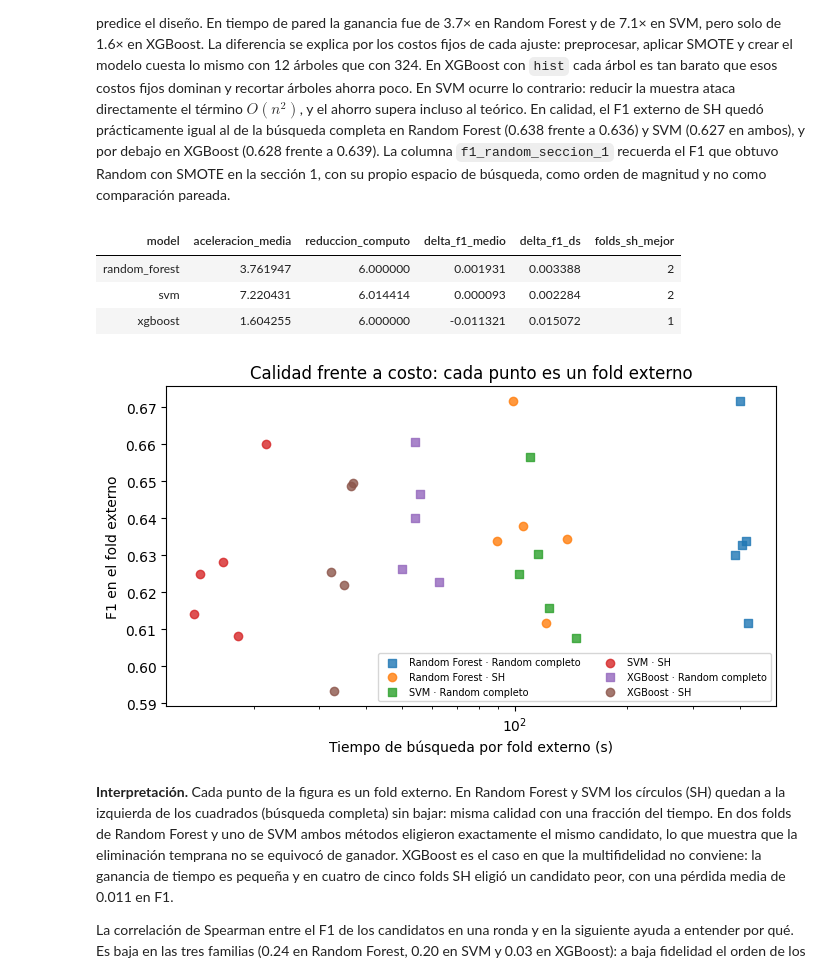
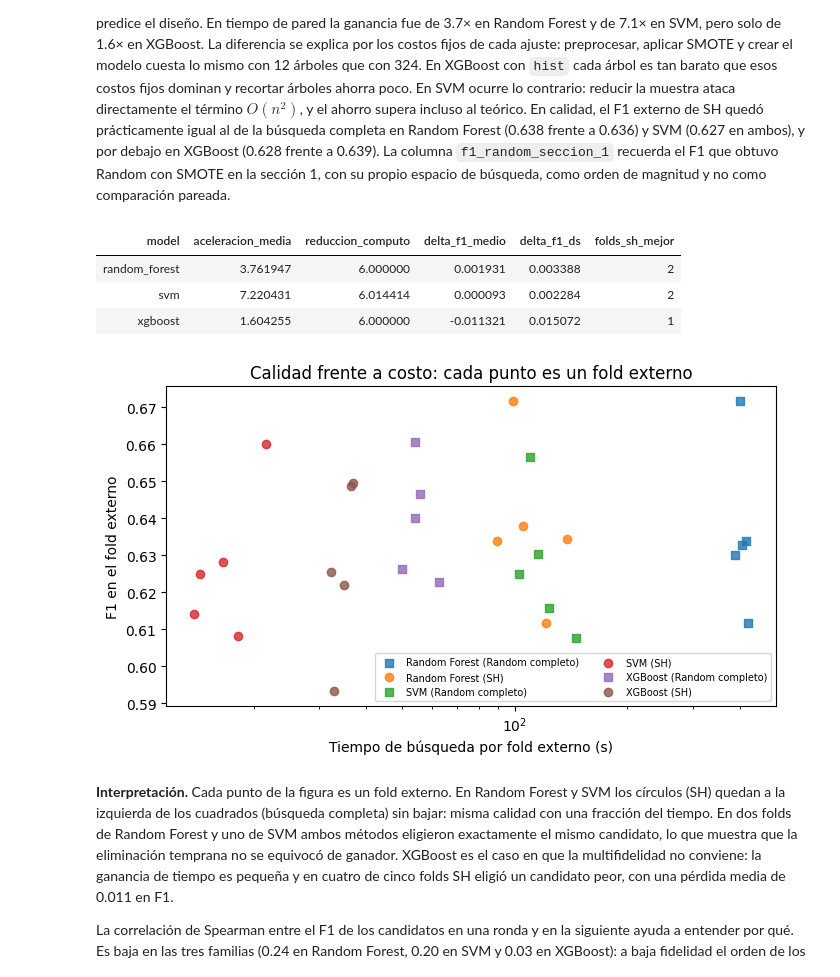
Before and after one commit to Nataly-Cardenas/Telco_Churn_JBook, a Jupyter notebook: MODELADO_AVANZADO.ipynb, the cells around one changed output. Saved outputs shown, nothing was run; the diff lists cells and outputs as text; code cells hidden in the pictures.

```diff
--- a/MODELADO_AVANZADO.ipynb
+++ b/MODELADO_AVANZADO.ipynb
@@ -892,24 +892,24 @@ tabla(MF_RESUMEN)
 # %%
 pares=MULTIFIDELIDAD.pivot_table(index=['model','outer_fold'],columns='method',values=['search_seconds','outer_f1','full_fidelity_fit_equivalents'])
 MF_PARES=pd.DataFrame({
     'aceleración_tiempo':pares['search_seconds','random_completo']/pares['search_seconds','successive_halving'],
     'reducción_cómputo':pares['full_fidelity_fit_equivalents','random_completo']/pares['full_fidelity_fit_equivalents','successive_halving'],
     'delta_f1_externo':pares['outer_f1','successive_halving']-pares['outer_f1','random_completo']}).reset_index()
 tabla(MF_PARES.groupby('model').agg(aceleracion_media=('aceleración_tiempo','mean'),reduccion_computo=('reducción_cómputo','mean'),
       delta_f1_medio=('delta_f1_externo','mean'),delta_f1_ds=('delta_f1_externo','std'),
       folds_sh_mejor=('delta_f1_externo',lambda d:int((d>0).sum()))).reset_index())
 fig,ax=plt.subplots(figsize=(7,4.2))
 for (model,method),g in MULTIFIDELIDAD.groupby(['model','method']):
     ax.scatter(g.search_seconds,g.outer_f1,marker='o' if method=='successive_halving' else 's',
-               label=f"{NOMBRES[model]} · {'SH' if method=='successive_halving' else 'Random completo'}",alpha=.8)
+               label=f"{NOMBRES[model]} ({'SH' if method=='successive_halving' else 'Random completo'})",alpha=.8)
 ax.set(xlabel='Tiempo de búsqueda por fold externo (s)',ylabel='F1 en el fold externo',xscale='log',title='Calidad frente a costo: cada punto es un fold externo')
 ax.legend(fontsize=7,ncol=2); plt.tight_layout(); plt.show(); plt.close(fig)
 # %% [output]
 | model | aceleracion_media | reduccion_computo | delta_f1_medio | delta_f1_ds | folds_sh_mejor |
 | random_forest | 3.761947 | 6.000000 | 0.001931 | 0.003388 | 2 |
 | svm | 7.220431 | 6.014414 | 0.000093 | 0.002284 | 2 |
 | xgboost | 1.604255 | 6.000000 | -0.011321 | 0.015072 | 1 |
-[figure, old version]
+[figure, new version]
 # %% [markdown]
 **Interpretación.** Cada punto de la figura es un fold externo. En Random Forest y SVM los círculos (SH) quedan a la izquierda de los cuadrados (búsqueda completa) sin bajar: misma calidad con una fracción del tiempo. En dos folds de Random Forest y uno de SVM ambos métodos eligieron exactamente el mismo candidato, lo que muestra que la eliminación temprana no se equivocó de ganador. XGBoost es el caso en que la multifidelidad no conviene: la ganancia de tiempo es pequeña y en cuatro de cinco folds SH eligió un candidato peor, con una pérdida media de 0.011 en F1.
 
```
Also changed, not shown: parts of 4 cells of this notebook, 9 other files.
